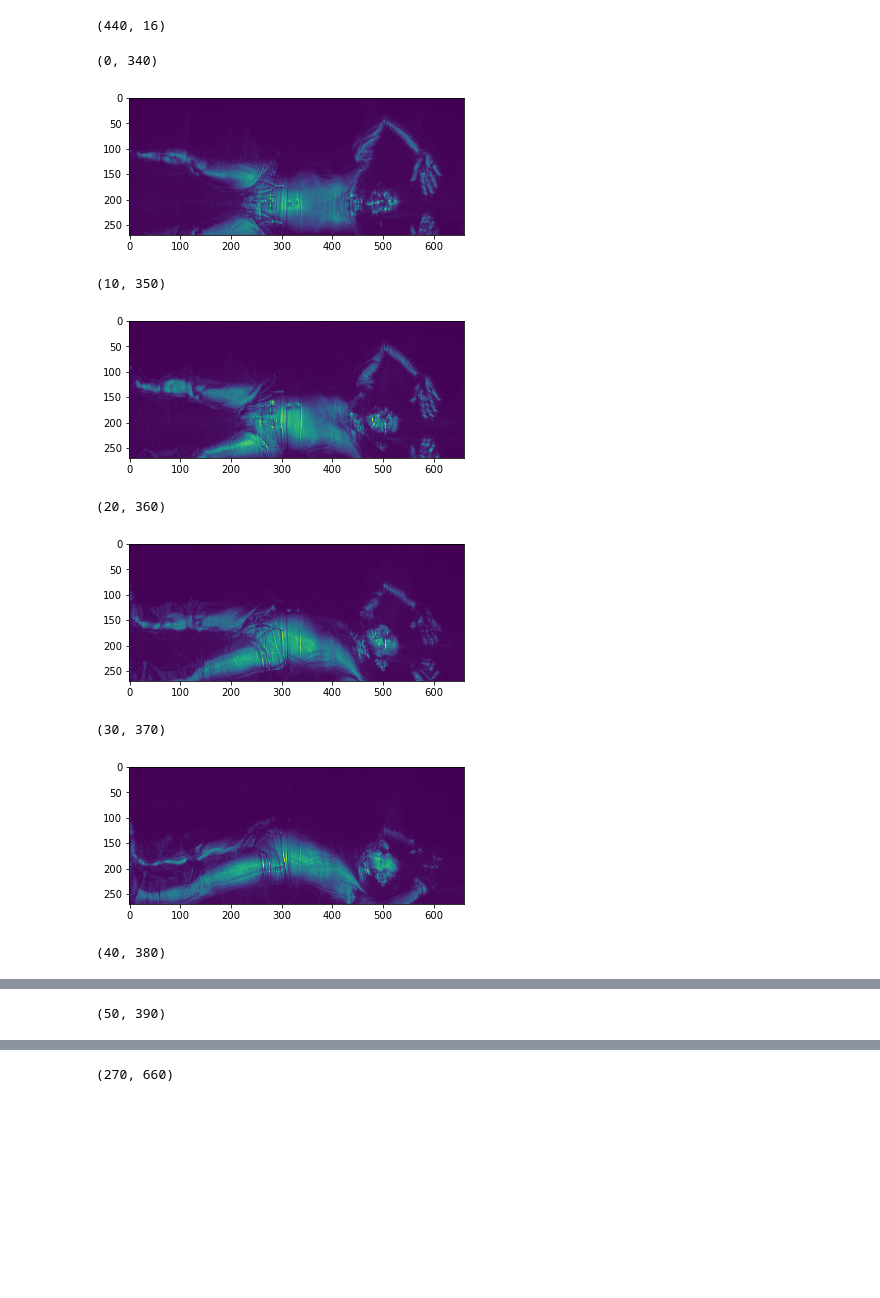
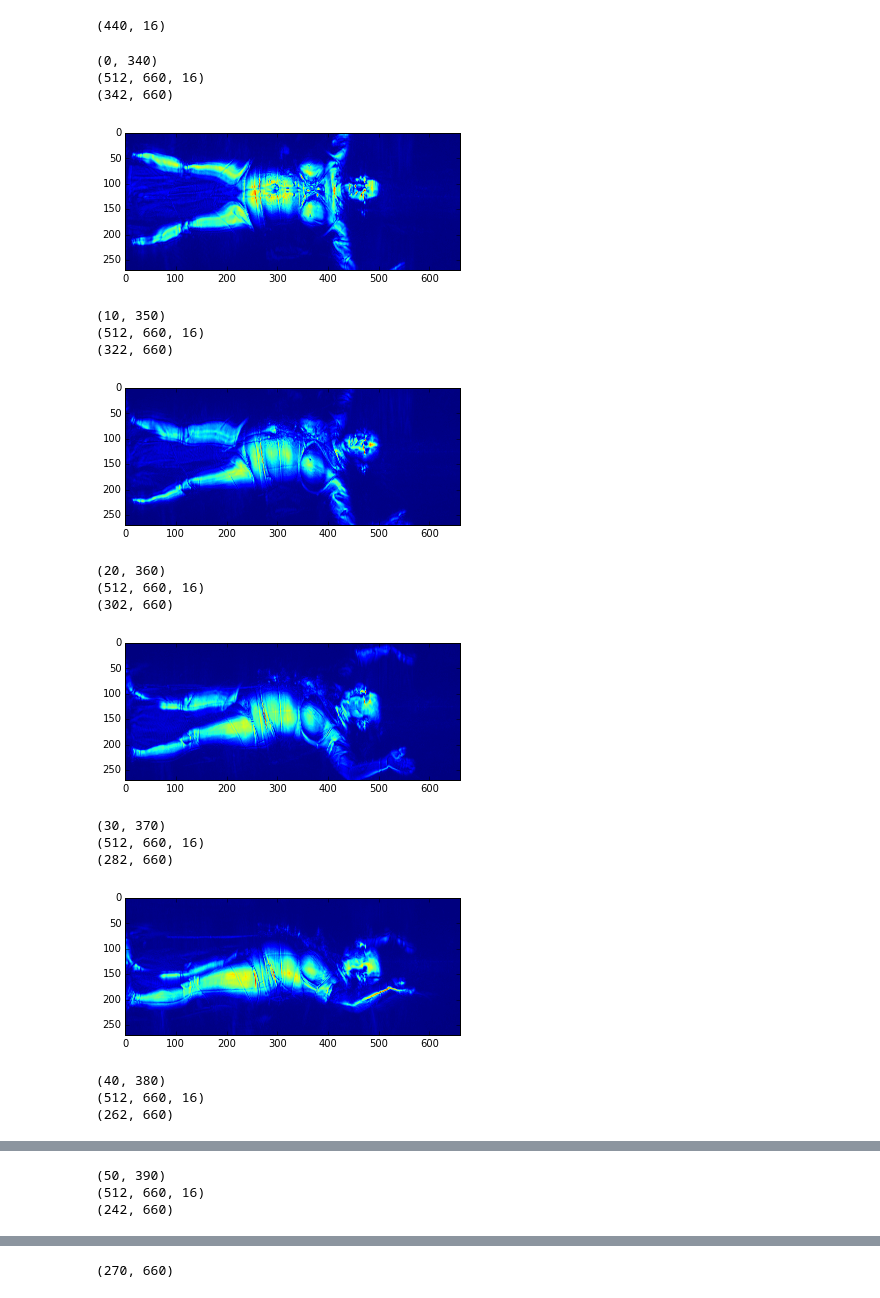
Before and after one commit to codybraun/tsa, a Jupyter notebook: images.ipynb, the cells around one changed output, grey strips where cells are left out. Drawn from its saved outputs; the diff is of its cells as text; code cells hidden in the pictures; blank space fills up the shorter version.

```diff
--- a/images.ipynb
+++ b/images.ipynb
@@ -146,7 +148,7 @@ def plot_image(path):
 # %%
 #plot_image("./images/496ec724cc1f2886aac5840cf890988a.aps")
 # %%
-data =read_data("./images/00360f79fd6e02781457eda48f85da90.aps")
+data =read_data("./images/0367394485447c1c3485359ba71f52cb.aps")
 # %%
 data.shape
 # %% [output]
@@ -184,19 +170,32 @@ q[0].shape
 # %%
 transformed_data = []
 for i in range(0,16):
     increment = 10
     print((i * increment), (i * increment) + 340)
 #     print(data[(i * increment):(i * increment) + 170,:,i])
-    transformed_data.append(data[(i * increment) + 50:(i * increment) + 320,:,i])
-    plt.imshow(data[(i * increment) + 50:(i * increment) + 320,:,i] * 1000000)
+    #transformed_data.append(data[(i * increment) + 50:(i * increment) + 320,:,i])
+    data[170 + (i * increment): 512-(i * increment):,i]
+    print(data.shape)
+    plt.imshow(data[130:400,:,i])
+    print(data[170 + (i * increment): 512-(i * increment):,:,i].shape)
     plt.show()
 # %% [output]
 (0, 340)
+(512, 660, 16)
+(342, 660)
-[figure, old version]
+[figure, new version]
 (10, 350)
+(512, 660, 16)
+(322, 660)
-[figure, old version]
+[figure, new version]
 (20, 360)
+(512, 660, 16)
+(302, 660)
-[figure, old version]
+[figure, new version]
 (30, 370)
+(512, 660, 16)
+(282, 660)
-[figure, old version]
+[figure, new version]
 (40, 380)
+(512, 660, 16)
+(262, 660)
@@ -204 +203,3 @@ for i in range(0,16):
 (50, 390)
+(512, 660, 16)
+(242, 660)
```
Also changed, not shown: parts of 3 cells of this notebook, 4 other files.
